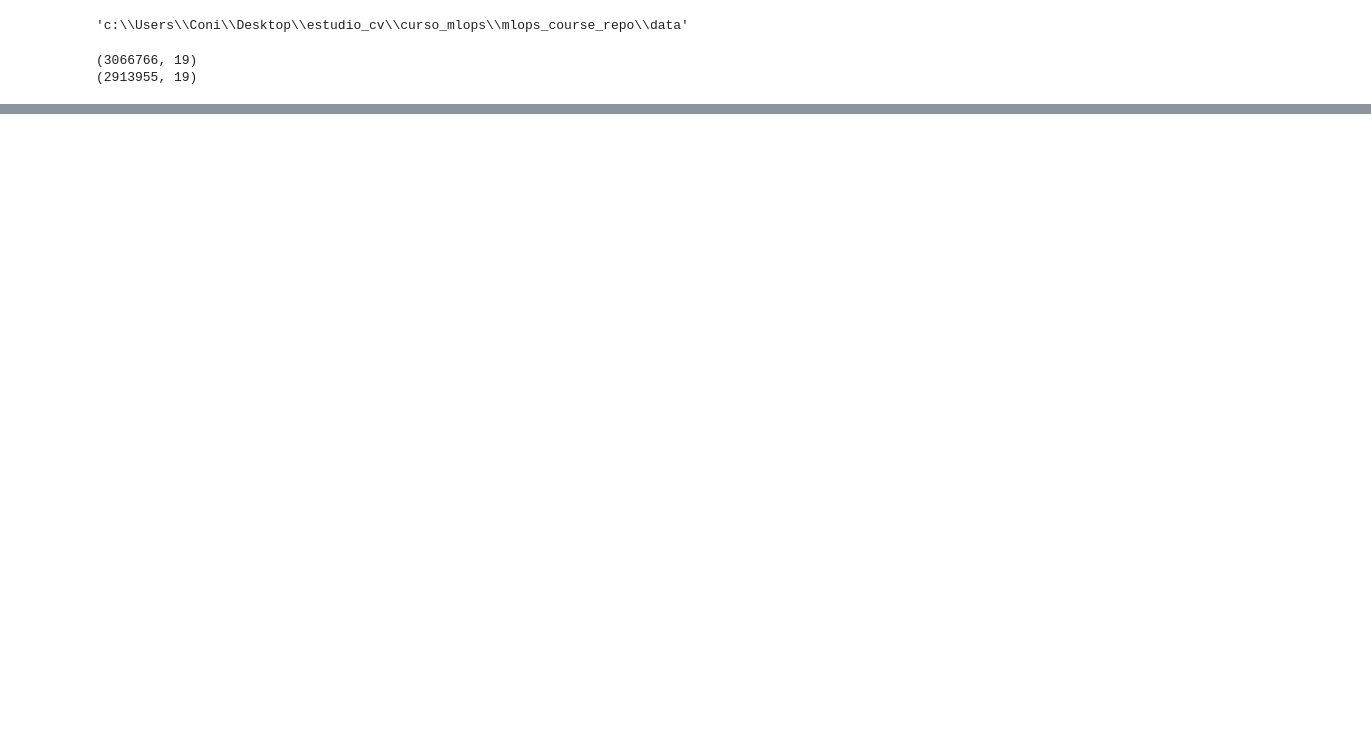
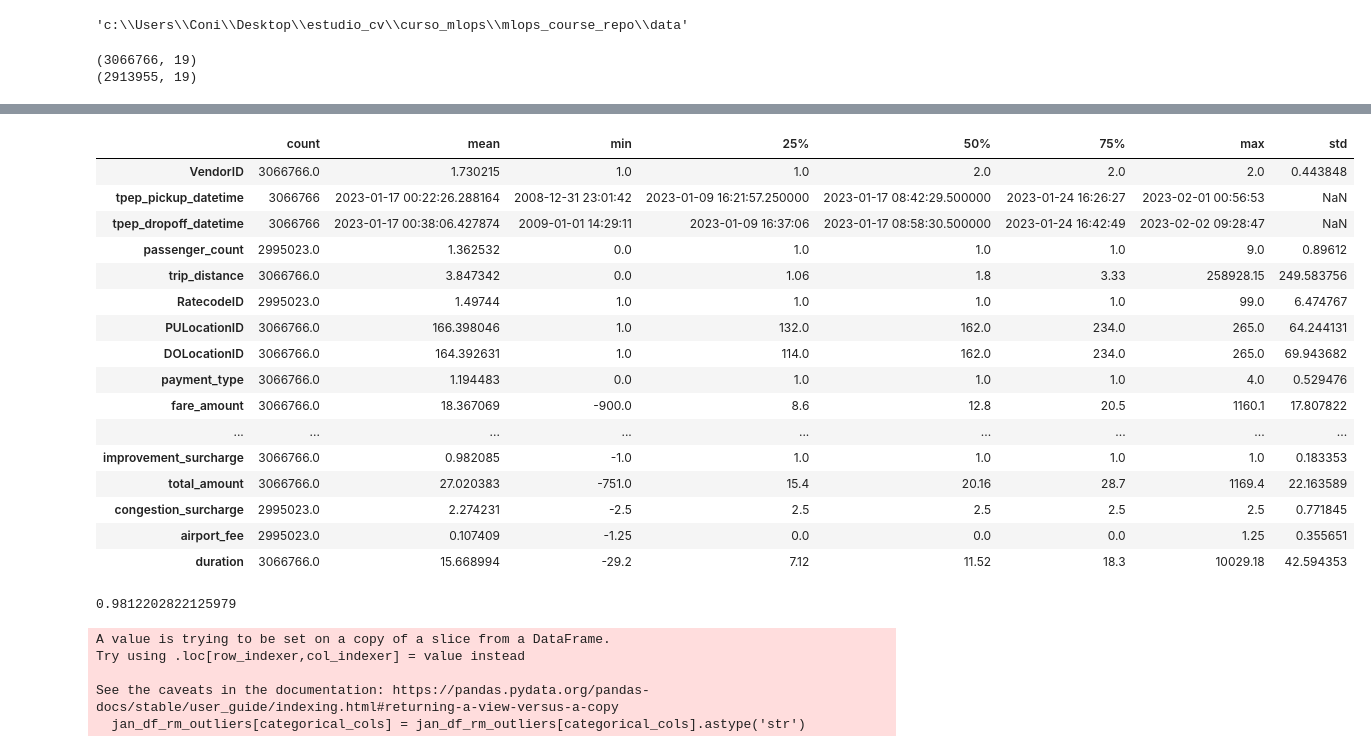
Before and after one commit to cvljubet/mlops_course_repo, a Jupyter notebook: homeworks/hw1.ipynb, the cells around one changed output, grey strips where cells are left out. Saved outputs shown, nothing was run; the diff lists cells and outputs as text; code cells hidden in the pictures; blank space fills up the shorter version.

```diff
--- a/homeworks/hw1.ipynb
+++ b/homeworks/hw1.ipynb
@@ -4,3 +10,6 @@ import os
+# %%
+pd.set_option('display.max_row', None)
+pd.set_option('display.max_column', None)
 # %%
 data_abs_path = os.path.abspath('../data')
 # %%
@@ -21,0 +60,3 @@ print(feb_df.shape)
+# %%
+# Compute of duration variable
+jan_df['duration'] = round((jan_df.tpep_dropoff_datetime - jan_df.tpep_pickup_datetime).dt.total_seconds()/60,2)
@@ -21,0 +66,20 @@ print(feb_df.shape)
+# %%
+jan_df.describe().T
+# %% [output]
+|  | count | mean | min | 25% | 50% | 75% | max | std |
+| VendorID | 3066766.0 | 1.730215 | 1.0 | 1.0 | 2.0 | 2.0 | 2.0 | 0.443848 |
+| tpep_pickup_datetime | 3066766 | 2023-01-17 00:22:26.288164 | 2008-12-31 23:01:42 | 2023-01-09 16:21:57.250000 | 2023-01-17 08:42:29.500000 | 2023-01-24 16:26:27 | 2023-02-01 00:56:53 | NaN |
+| tpep_dropoff_datetime | 3066766 | 2023-01-17 00:38:06.427874 | 2009-01-01 14:29:11 | 2023-01-09 16:37:06 | 2023-01-17 08:58:30.500000 | 2023-01-24 16:42:49 | 2023-02-02 09:28:47 | NaN |
+| passenger_count | 2995023.0 | 1.362532 | 0.0 | 1.0 | 1.0 | 1.0 | 9.0 | 0.89612 |
+| trip_distance | 3066766.0 | 3.847342 | 0.0 | 1.06 | 1.8 | 3.33 | 258928.15 | 249.583756 |
+| RatecodeID | 2995023.0 | 1.49744 | 1.0 | 1.0 | 1.0 | 1.0 | 99.0 | 6.474767 |
+| PULocationID | 3066766.0 | 166.398046 | 1.0 | 132.0 | 162.0 | 234.0 | 265.0 | 64.244131 |
+| DOLocationID | 3066766.0 | 164.392631 | 1.0 | 114.0 | 162.0 | 234.0 | 265.0 | 69.943682 |
+| payment_type | 3066766.0 | 1.194483 | 0.0 | 1.0 | 1.0 | 1.0 | 4.0 | 0.529476 |
+| fare_amount | 3066766.0 | 18.367069 | -900.0 | 8.6 | 12.8 | 20.5 | 1160.1 | 17.807822 |
+| ... | ... | ... | ... | ... | ... | ... | ... | ... |
+| improvement_surcharge | 3066766.0 | 0.982085 | -1.0 | 1.0 | 1.0 | 1.0 | 1.0 | 0.183353 |
+| total_amount | 3066766.0 | 27.020383 | -751.0 | 15.4 | 20.16 | 28.7 | 1169.4 | 22.163589 |
+| congestion_surcharge | 2995023.0 | 2.274231 | -2.5 | 2.5 | 2.5 | 2.5 | 2.5 | 0.771845 |
+| airport_fee | 2995023.0 | 0.107409 | -1.25 | 0.0 | 0.0 | 0.0 | 1.25 | 0.355651 |
+| duration | 3066766.0 | 15.668994 | -29.2 | 7.12 | 11.52 | 18.3 | 10029.18 | 42.594353 |
@@ -21,0 +92,4 @@ print(feb_df.shape)
+# %%
+len(jan_df_rm_outliers.duration)/len(jan_df.duration)
+# %% [output]
+0.9812202822125979
@@ -21,0 +99,12 @@ print(feb_df.shape)
+# %%
+categorical_cols = ['PULocationID', 'DOLocationID']
+target_col =  ['duration']
+
+# Convert selected categorical columns into string
+jan_df_rm_outliers[categorical_cols] = jan_df_rm_outliers[categorical_cols].astype('str')
+# %% [output]
+A value is trying to be set on a copy of a slice from a DataFrame.
+Try using .loc[row_indexer,col_indexer] = value instead
+
+See the caveats in the documentation: https://pandas.pydata.org/pandas-docs/stable/user_guide/indexing.html#returning-a-view-versus-a-copy
+  jan_df_rm_outliers[categorical_cols] = jan_df_rm_outliers[categorical_cols].astype('str')
```
Also changed, not shown: parts of 19 cells of this notebook.
